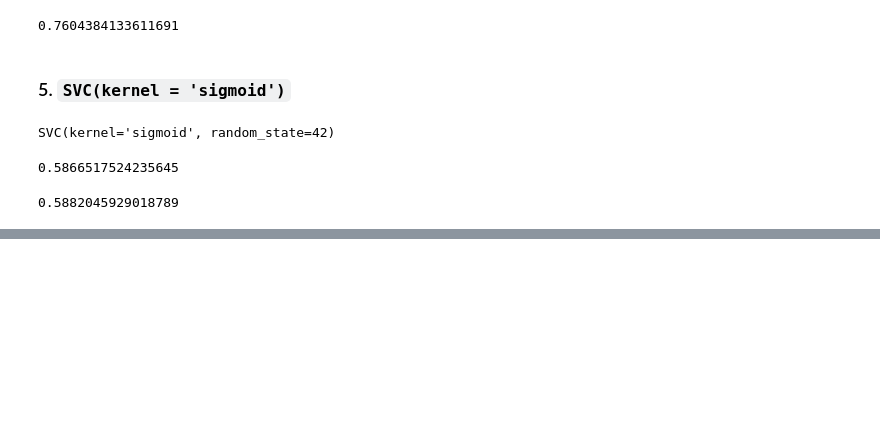
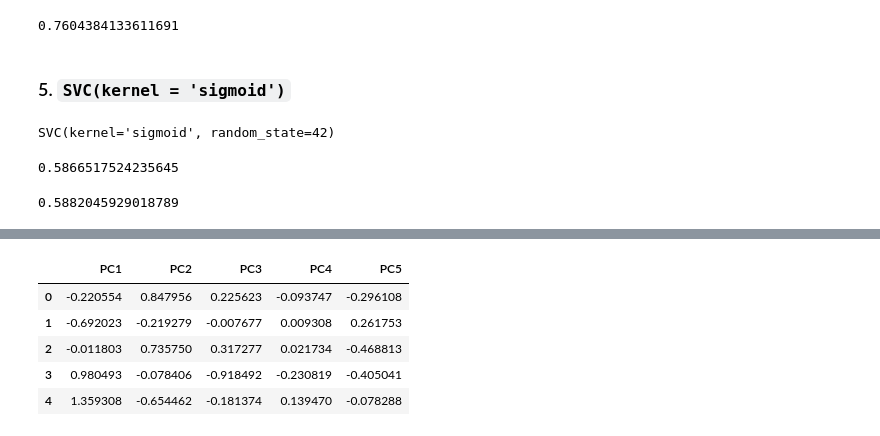
Before and after one commit to faheemrajwadkar/HR-Analytics---Job-Change-Classification-using-CART, a Jupyter notebook: HR Analytics Job Change Classification - CART.ipynb, the cells around one changed output, grey strips where cells are left out. Drawn from its saved outputs; the diff is of its cells as text; code cells hidden in the pictures; blank space fills up the shorter version.

```diff
--- a/HR Analytics Job Change Classification - CART.ipynb
+++ b/HR Analytics Job Change Classification - CART.ipynb
@@ -1657,0 +1735,16 @@ clf_svm_cv.score(X_test_norm, y_test)
+# %%
+from sklearn.decomposition import PCA
+
+pca = PCA(n_components=5)
+pca = pca.fit(X_train_norm)
+pca_data = pca.transform(X_train_norm)
+
+pca_df = pd.DataFrame(pca_data, columns = ['PC1', 'PC2', 'PC3', 'PC4', 'PC5'])
+pca_df.head()
+# %% [output]
+|  | PC1 | PC2 | PC3 | PC4 | PC5 |
+| 0 | -0.220554 | 0.847956 | 0.225623 | -0.093747 | -0.296108 |
+| 1 | -0.692023 | -0.219279 | -0.007677 | 0.009308 | 0.261753 |
+| 2 | -0.011803 | 0.735750 | 0.317277 | 0.021734 | -0.468813 |
+| 3 | 0.980493 | -0.078406 | -0.918492 | -0.230819 | -0.405041 |
+| 4 | 1.359308 | -0.654462 | -0.181374 | 0.139470 | -0.078288 |
```
Also changed, not shown: parts of 29 cells of this notebook.
